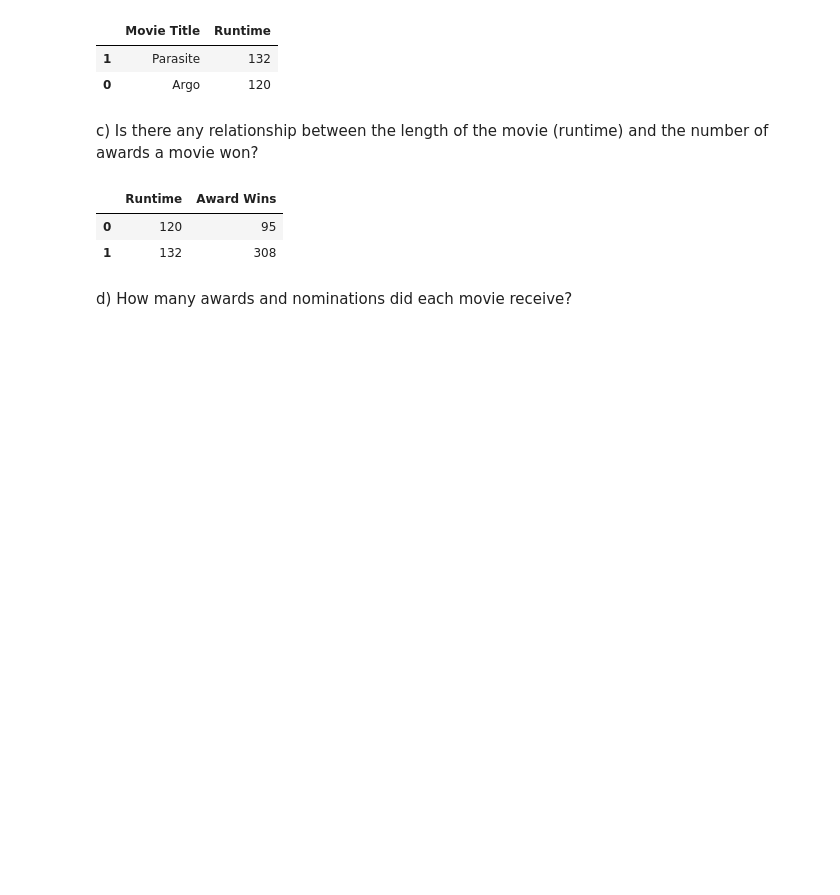
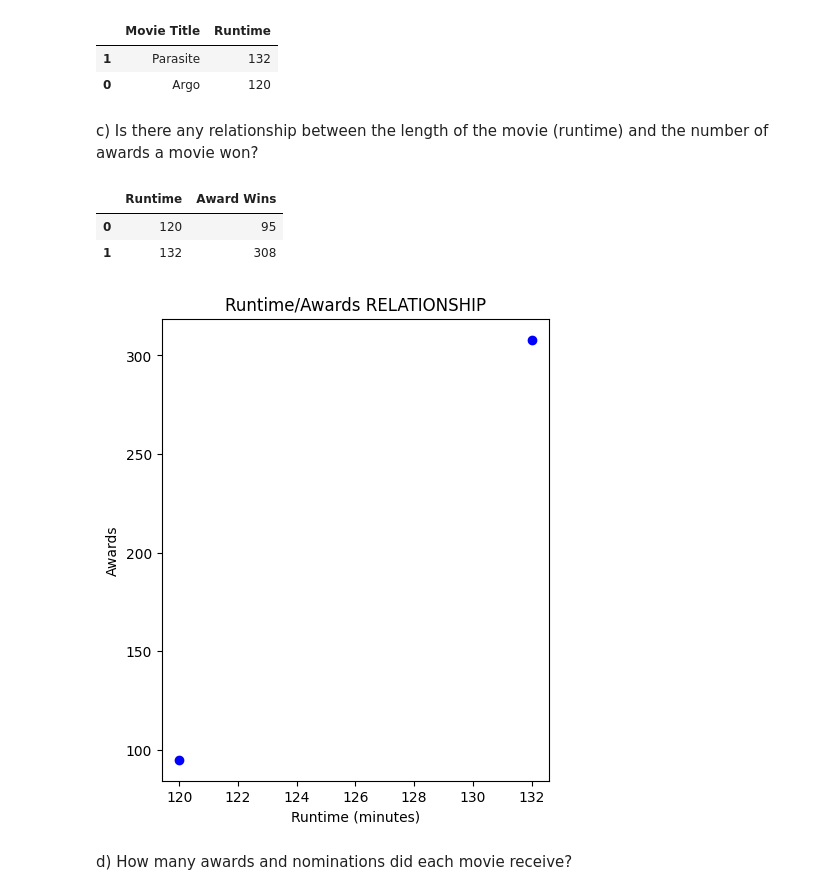
Before and after one commit to 3Grey6Jedi9/Data-Analysis-Project-08, a Jupyter notebook: movie_analysis.ipynb, the cells around one changed output. Saved outputs shown, nothing was run; the diff lists cells and outputs as text; code cells hidden in the pictures; blank space fills up the shorter version.

```diff
--- a/movie_analysis.ipynb
+++ b/movie_analysis.ipynb
@@ -52,6 +51,21 @@ runtime_awards
 |  | Runtime | Award Wins |
 | 0 | 120 | 95 |
 | 1 | 132 | 308 |
+# %%
+x = np.array(runtime_awards['Runtime'])
+y = np.array(runtime_awards['Award Wins'])
+
+fig = plt.figure(figsize=(5,6))
+
+plt.xlabel("Runtime (minutes)")
+plt.ylabel("Awards")
+plt.title("Runtime/Awards RELATIONSHIP")
+
+plt.scatter(x, y, color='blue')
+
+plt.show()
+# %% [output]
+[figure, added]
 # %% [markdown]
 d) How many awards and nominations did each movie receive?
 # %%
```
Also changed, not shown: parts of 1 cell of this notebook.
